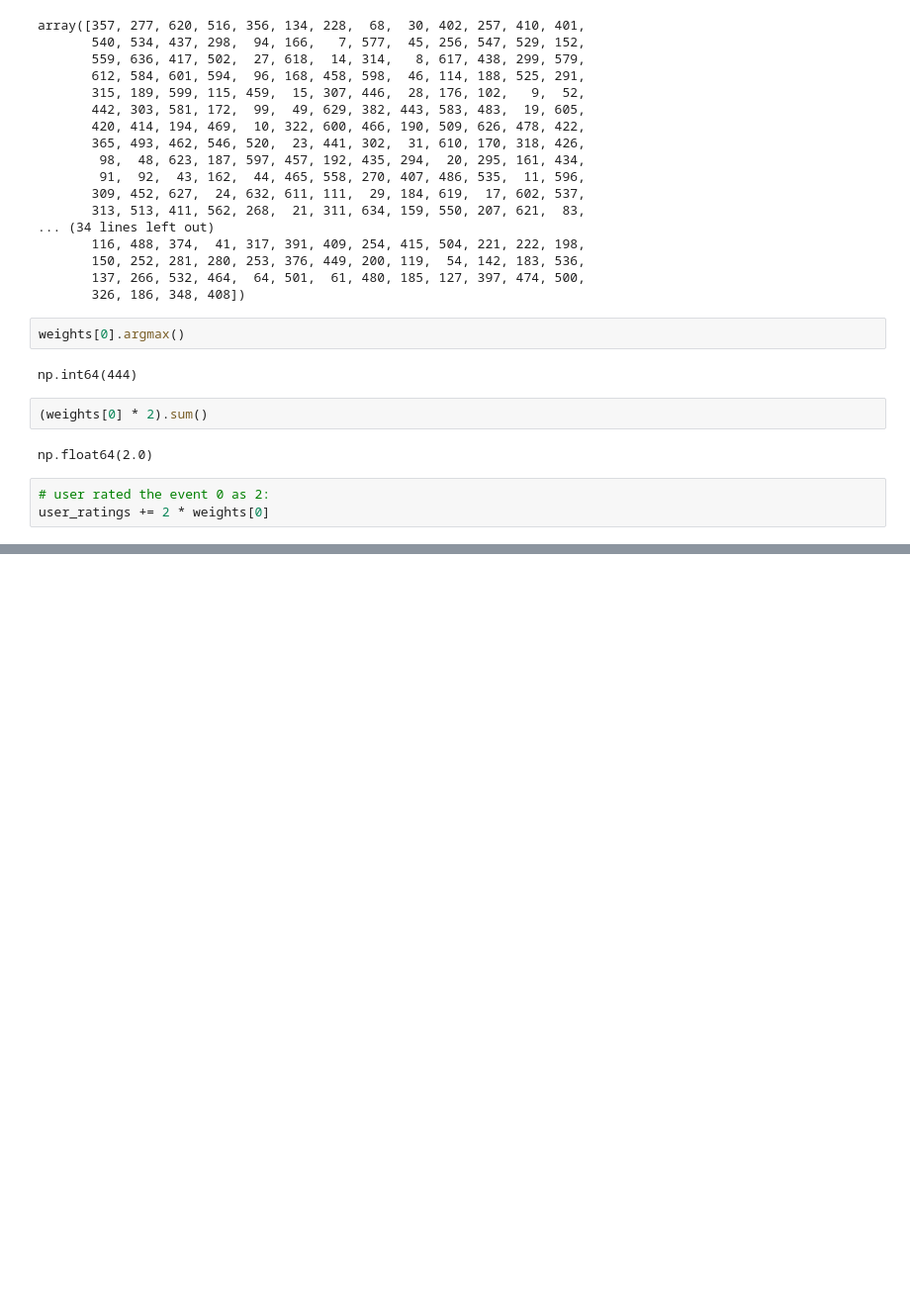
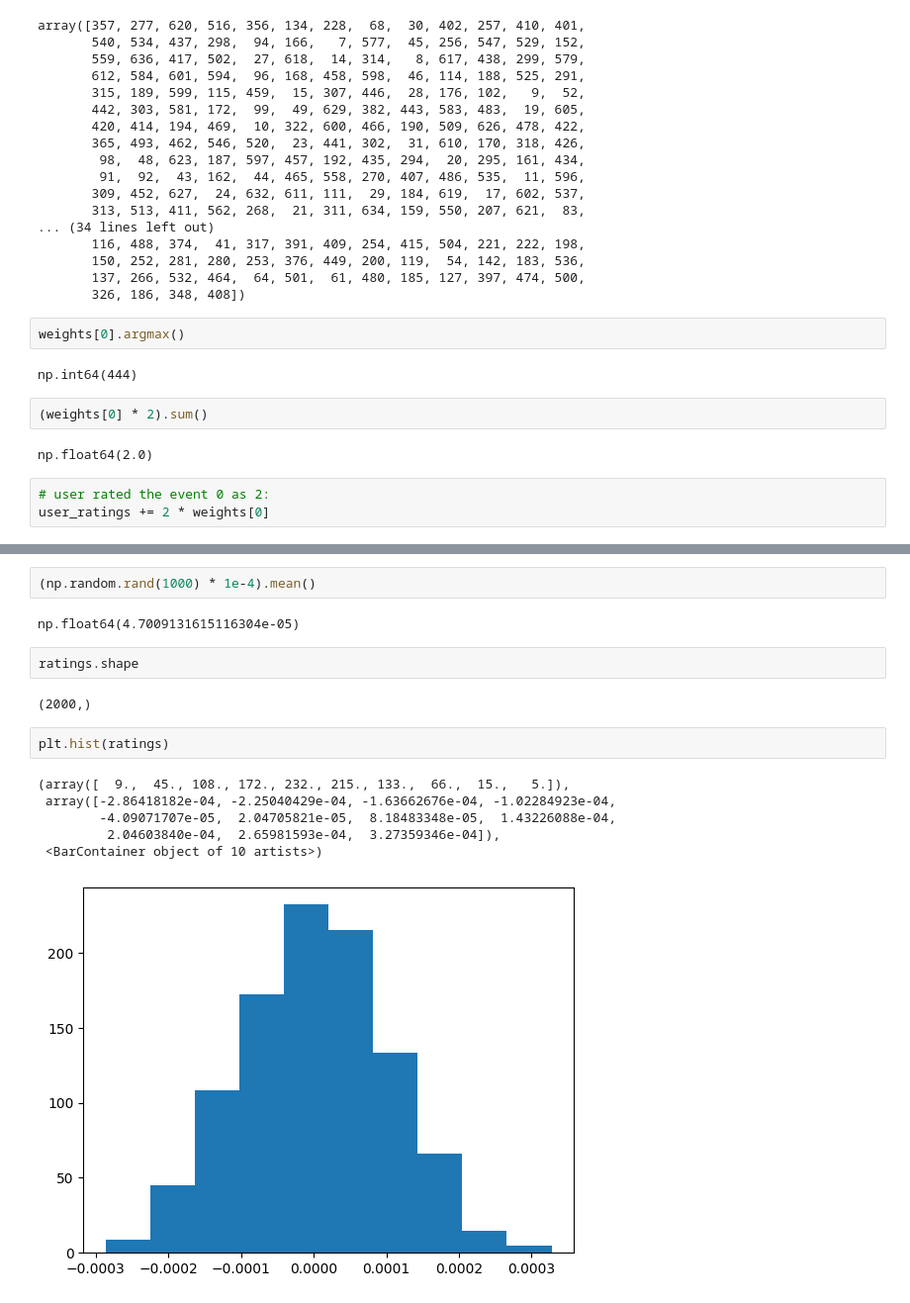
Before and after one commit to emiliocantuc/wolverine-events, a Jupyter notebook: scripts/idea.ipynb, the cells around one changed output, grey strips where cells are left out. Shown at 99% size. Drawn from its saved outputs; the diff is of its cells as text; blank space fills up the shorter version.

```diff
--- a/scripts/idea.ipynb
+++ b/scripts/idea.ipynb
@@ -99,0 +127,17 @@ user_ratings += 2 * weights[0]
+# %%
+(np.random.rand(1000) * 1e-4).mean()
+# %% [output]
+np.float64(4.7009131615116304e-05)
+# %%
+ratings.shape
+# %% [output]
+(2000,)
+# %%
+plt.hist(ratings)
+# %% [output]
+(array([  9.,  45., 108., 172., 232., 215., 133.,  66.,  15.,   5.]),
+ array([-2.86418182e-04, -2.25040429e-04, -1.63662676e-04, -1.02284923e-04,
+        -4.09071707e-05,  2.04705821e-05,  8.18483348e-05,  1.43226088e-04,
+         2.04603840e-04,  2.65981593e-04,  3.27359346e-04]),
+ <BarContainer object of 10 artists>)
+[figure, added]
```
Also changed, not shown: parts of 8 cells of this notebook, 5 other files.
